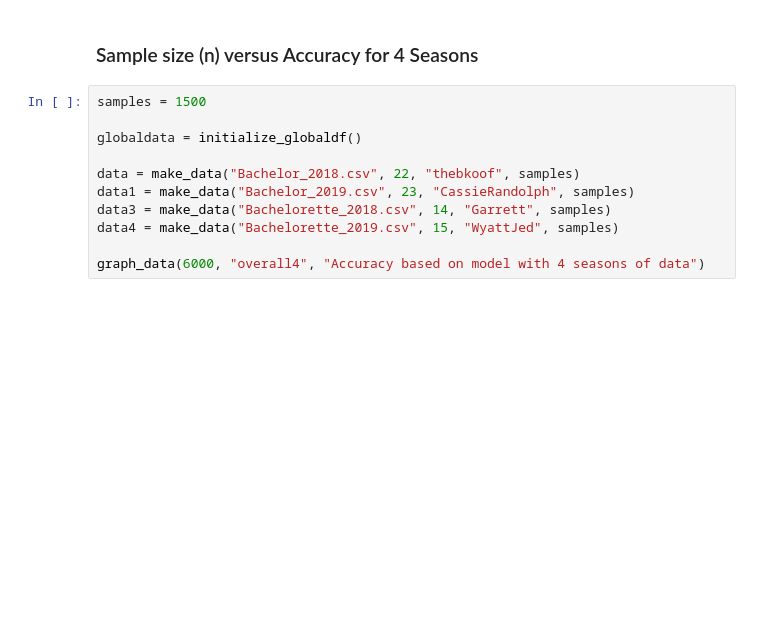
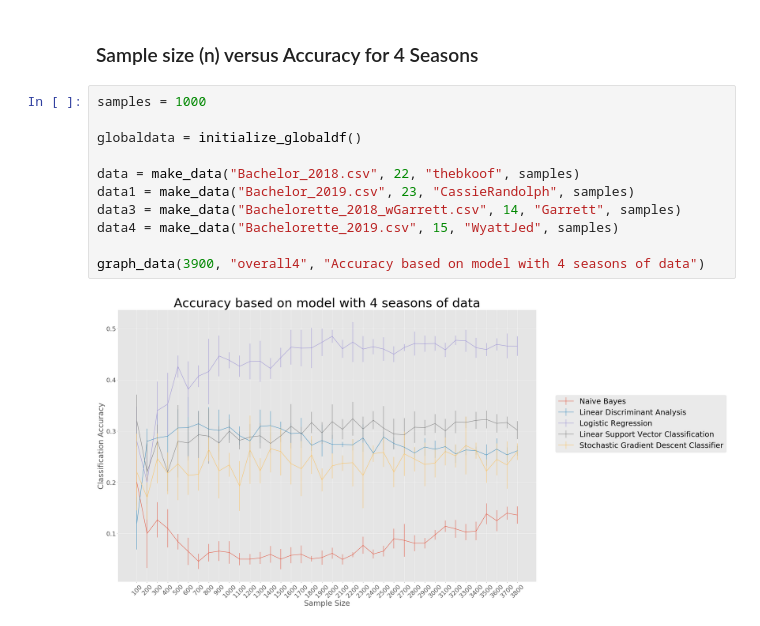
Before and after one commit to sarahbashir/realityTV_project, a Jupyter notebook: CS_proj.ipynb, the cells around one changed output. Drawn from its saved outputs; the diff is of its cells as text; blank space fills up the shorter version.

Commit message:
completed 3 season and 4 season classifications

```diff
--- a/CS_proj.ipynb
+++ b/CS_proj.ipynb
@@ -326,13 +330,15 @@ graph_data(4500, "overall3", "Accuracy based on model with 3 seasons of data")
 # %% [markdown]
 ### Sample size (n) versus Accuracy for 4 Seasons
 # %%
-samples = 1500
+samples = 1000
 
 globaldata = initialize_globaldf()
 
 data = make_data("Bachelor_2018.csv", 22, "thebkoof", samples)
 data1 = make_data("Bachelor_2019.csv", 23, "CassieRandolph", samples)
-data3 = make_data("Bachelorette_2018.csv", 14, "Garrett", samples)
+data3 = make_data("Bachelorette_2018_wGarrett.csv", 14, "Garrett", samples)
 data4 = make_data("Bachelorette_2019.csv", 15, "WyattJed", samples)
 
-graph_data(6000, "overall4", "Accuracy based on model with 4 seasons of data")
+graph_data(3900, "overall4", "Accuracy based on model with 4 seasons of data")
+# %% [output]
+[figure, added]
```
Also changed, not shown: parts of 3 cells of this notebook, 8 other files.
